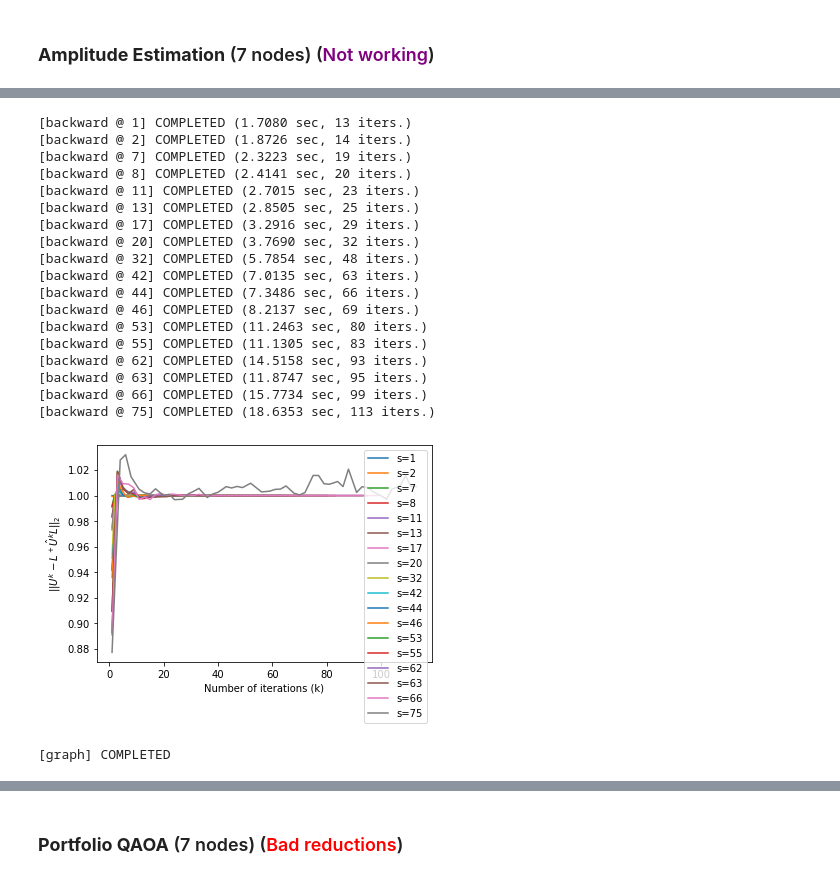
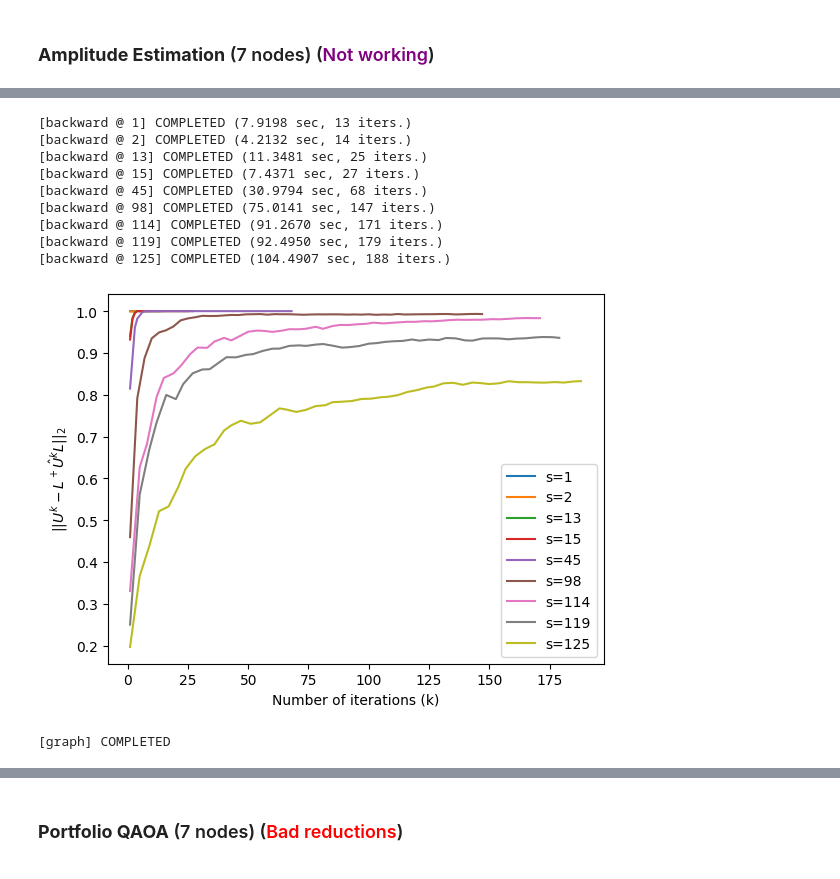
Before and after one commit to Antonio-JP/CLUE, a Jupyter notebook: notebooks/numerical_quantum.ipynb, the cells around one changed output, grey strips where cells are left out. Saved outputs shown, nothing was run; the diff lists cells and outputs as text; code cells hidden in the pictures.

Commit message:
Continuing the investigation of the error in Quantum Approximate Lumping

```diff
--- a/notebooks/numerical_quantum.ipynb
+++ b/notebooks/numerical_quantum.ipynb
@@ -193,23 +189,14 @@ for (s, I) in epsilon_intervals(A, threshold).items():
 # %%
-generate_error_graph(AE, bound_lump=(0,79),threshold=threshold)
+generate_error_graph(AE, threshold=threshold)
 # %% [output]
-[backward @ 1] COMPLETED (1.7080 sec, 13 iters.)
-[backward @ 2] COMPLETED (1.8726 sec, 14 iters.)
-[backward @ 7] COMPLETED (2.3223 sec, 19 iters.)
-[backward @ 8] COMPLETED (2.4141 sec, 20 iters.)
-[backward @ 11] COMPLETED (2.7015 sec, 23 iters.)
-[backward @ 13] COMPLETED (2.8505 sec, 25 iters.)
-[backward @ 17] COMPLETED (3.2916 sec, 29 iters.)
-[backward @ 20] COMPLETED (3.7690 sec, 32 iters.)
-[backward @ 32] COMPLETED (5.7854 sec, 48 iters.)
-[backward @ 42] COMPLETED (7.0135 sec, 63 iters.)
-[backward @ 44] COMPLETED (7.3486 sec, 66 iters.)
-[backward @ 46] COMPLETED (8.2137 sec, 69 iters.)
-[backward @ 53] COMPLETED (11.2463 sec, 80 iters.)
-[backward @ 55] COMPLETED (11.1305 sec, 83 iters.)
-[backward @ 62] COMPLETED (14.5158 sec, 93 iters.)
-[backward @ 63] COMPLETED (11.8747 sec, 95 iters.)
-[backward @ 66] COMPLETED (15.7734 sec, 99 iters.)
-[backward @ 75] COMPLETED (18.6353 sec, 113 iters.)
+[backward @ 1] COMPLETED (7.9198 sec, 13 iters.)
+[backward @ 2] COMPLETED (4.2132 sec, 14 iters.)
+[backward @ 13] COMPLETED (11.3481 sec, 25 iters.)
+[backward @ 15] COMPLETED (7.4371 sec, 27 iters.)
+[backward @ 45] COMPLETED (30.9794 sec, 68 iters.)
+[backward @ 98] COMPLETED (75.0141 sec, 147 iters.)
+[backward @ 114] COMPLETED (91.2670 sec, 171 iters.)
+[backward @ 119] COMPLETED (92.4950 sec, 179 iters.)
+[backward @ 125] COMPLETED (104.4907 sec, 188 iters.)
-[figure, old version]
+[figure, new version]
 [graph] COMPLETED
```
Also changed, not shown: parts of 23 cells of this notebook, 3 other files.
